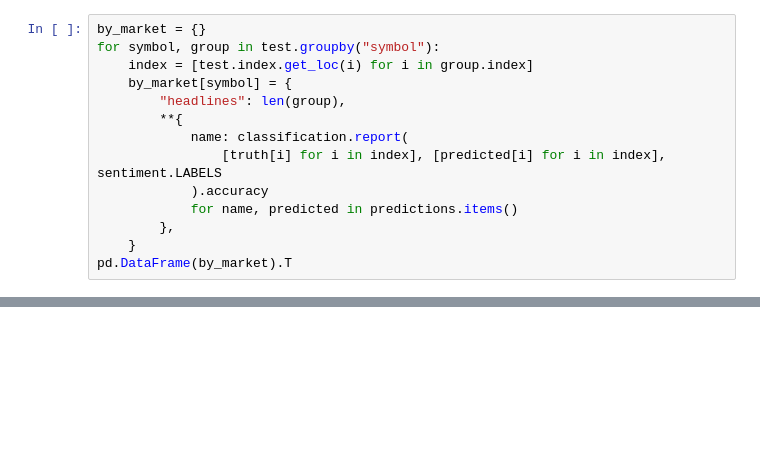
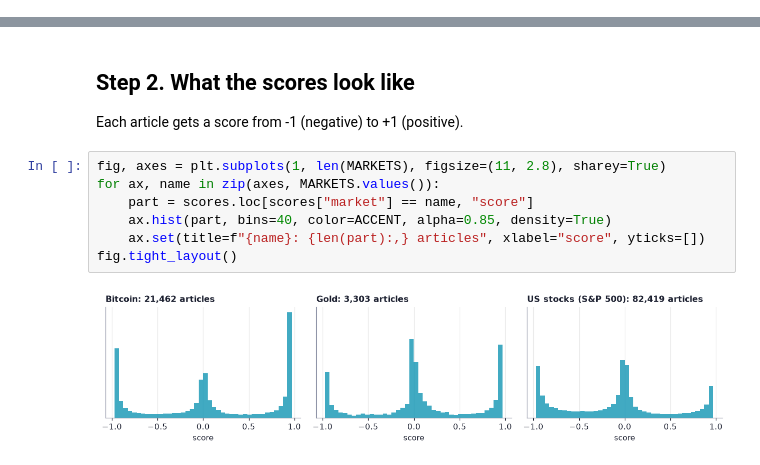
Before and after one commit to LouSens/RADAR, a Jupyter notebook: notebooks/04_news.ipynb, the cells around one changed output, grey strips where cells are left out. Saved outputs shown, nothing was run; the diff lists cells and outputs as text; blank space fills up the shorter version.

```diff
--- a/notebooks/04_news.ipynb
+++ b/notebooks/04_news.ipynb
@@ -481,14 +0,0 @@ pd.DataFrame(
-# %%
-by_market = {}
-for symbol, group in test.groupby("symbol"):
-    index = [test.index.get_loc(i) for i in group.index]
-    by_market[symbol] = {
-        "headlines": len(group),
-        **{
-            name: classification.report(
-                [truth[i] for i in index], [predicted[i] for i in index], sentiment.LABELS
-            ).accuracy
-            for name, predicted in predictions.items()
-        },
-    }
-pd.DataFrame(by_market).T
@@ -617,0 +129,13 @@ if replication is not None and "direction" in replication:
+# %% [markdown]
+## Step 2. What the scores look like
+
+Each article gets a score from -1 (negative) to +1 (positive).
+# %%
+fig, axes = plt.subplots(1, len(MARKETS), figsize=(11, 2.8), sharey=True)
+for ax, name in zip(axes, MARKETS.values()):
+    part = scores.loc[scores["market"] == name, "score"]
+    ax.hist(part, bins=40, color=ACCENT, alpha=0.85, density=True)
+    ax.set(title=f"{name}: {len(part):,} articles", xlabel="score", yticks=[])
+fig.tight_layout()
+# %% [output]
+[figure, added]
```
Also changed, not shown: parts of 67 cells of this notebook, 17 other files.
